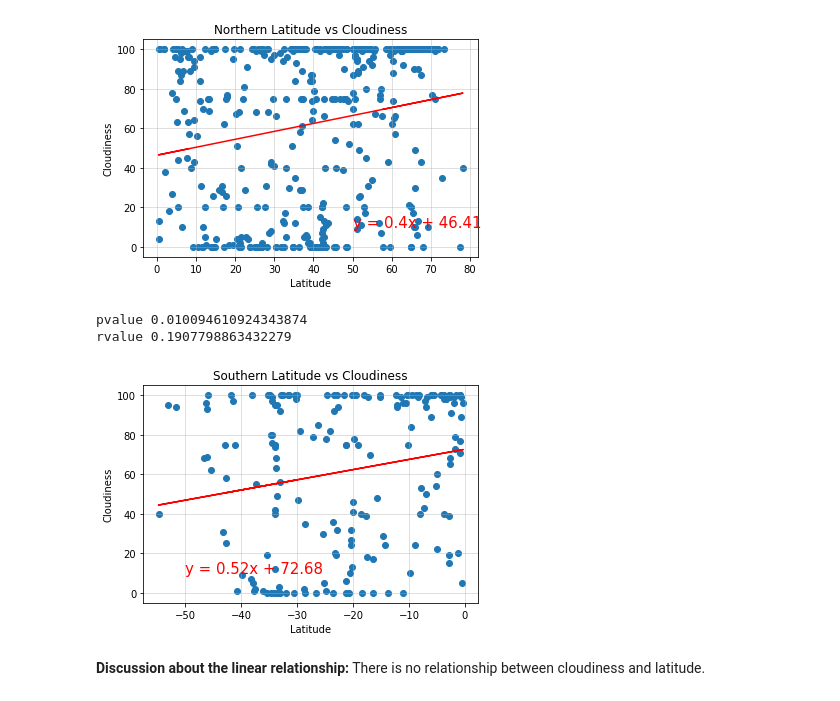
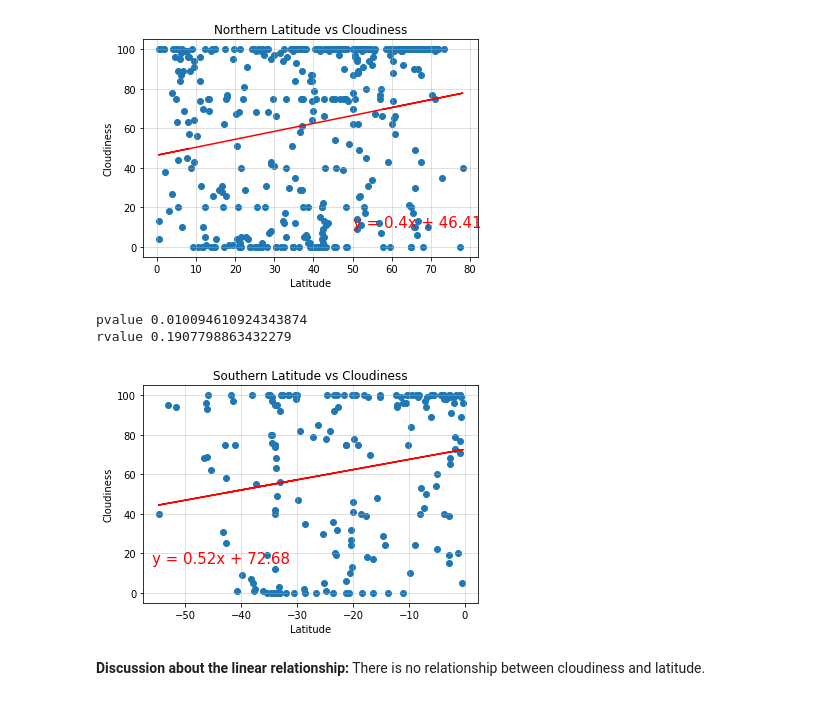
Before and after one commit to isabellajade/python-api-challenge, a Jupyter notebook: WeatherPy/WeatherPy.ipynb, the cells around one changed output. Saved outputs shown, nothing was run; the diff lists cells and outputs as text; code cells hidden in the pictures.

```diff
--- a/WeatherPy/WeatherPy.ipynb
+++ b/WeatherPy/WeatherPy.ipynb
@@ -375,13 +375,13 @@ rvalue 0.20292565046883118
 [figure]
 # %%
 # Southern Hemisphere
-linearRegression(southern_hemi_df["Lat"], southern_hemi_df["Cloudiness"], (-50, 10), "Southern Latitude vs Cloudiness",
+linearRegression(southern_hemi_df["Lat"], southern_hemi_df["Cloudiness"], (-56, 15), "Southern Latitude vs Cloudiness",
                  'Latitude', 'Cloudiness'
 )
 # %% [output]
 pvalue 0.010094610924343874
 rvalue 0.1907798863432279
-[figure, old version]
+[figure, new version]
 # %% [markdown]
 **Discussion about the linear relationship:** There is no relationship between cloudiness and latitude.
 # %% [markdown]
```
Also changed, not shown: parts of 6 cells of this notebook, 12 other files.
